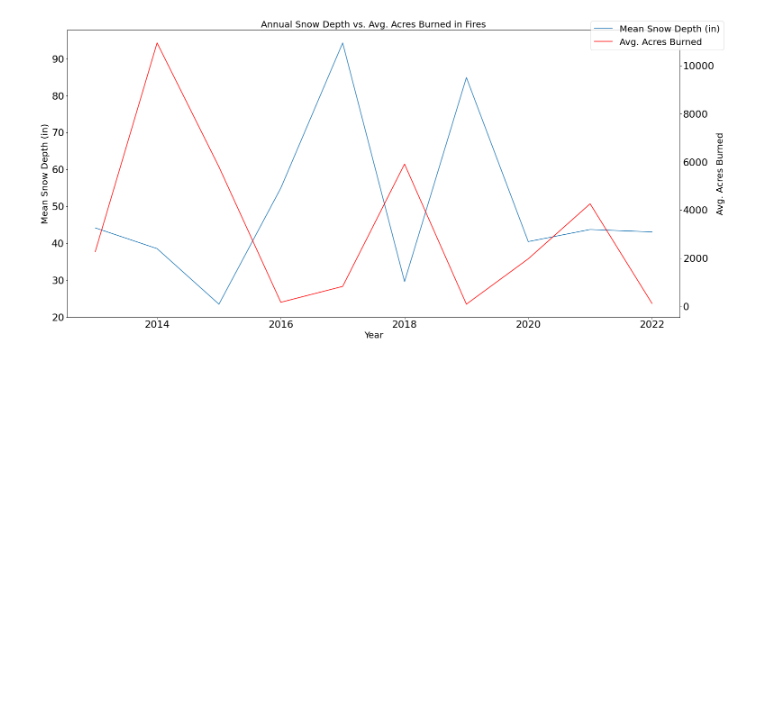
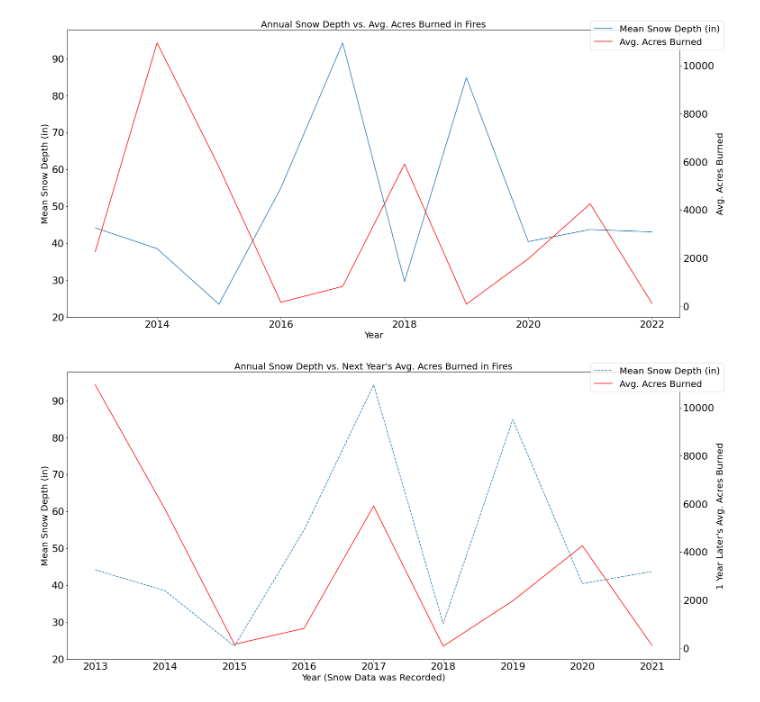
Before and after one commit to Jed-Miller/project1_group10, a Jupyter notebook: AcreageVisualization.ipynb, the cells around one changed output. Saved outputs shown, nothing was run; the diff lists cells and outputs as text; code cells hidden in the pictures; blank space fills up the shorter version.

Commit message:
with updated following year data

```diff
--- a/AcreageVisualization.ipynb
+++ b/AcreageVisualization.ipynb
@@ -118,3 +118,26 @@ fig.legend(loc="upper right", fontsize = "20")
 plt.show()
 # %% [output]
 [figure]
+# %%
+no13 = acreage_df.loc[acreage_df["Year"] != 2013]
+no22 = acreage_df.loc[acreage_df["Year"] != 2022]
+
+years = no22["Year"]
+depth = no22["Mean Snow Depth (in)"]
+burned = no13["Avg. Acres Burned"]
+
+fig,ax = plt.subplots(figsize = (20,10))
+snow_depth = ax.plot(years, depth, label = "Mean Snow Depth (in)", linestyle='--')
+ax1 = ax.twinx()
+fire_numbers = ax1.plot(years, burned, label = "Avg. Acres Burned",c="r")
+ax.set_xlabel("Year (Snow Data was Recorded)",fontsize = "20")
+ax.set_title("Annual Snow Depth vs. Next Year's Avg. Acres Burned in Fires", fontsize = "20")
+fig.tight_layout()
+ax.set_ylabel("Mean Snow Depth (in)", fontsize = "20")
+ax1.set_ylabel("1 Year Later's Avg. Acres Burned", fontsize = "20")
+ax.tick_params(axis='both', which='major', labelsize=22)
+ax1.tick_params(axis='both', which='major', labelsize=22)
+fig.legend(loc="upper right", fontsize = "20")
+plt.show()
+# %% [output]
+[figure, added]
```
